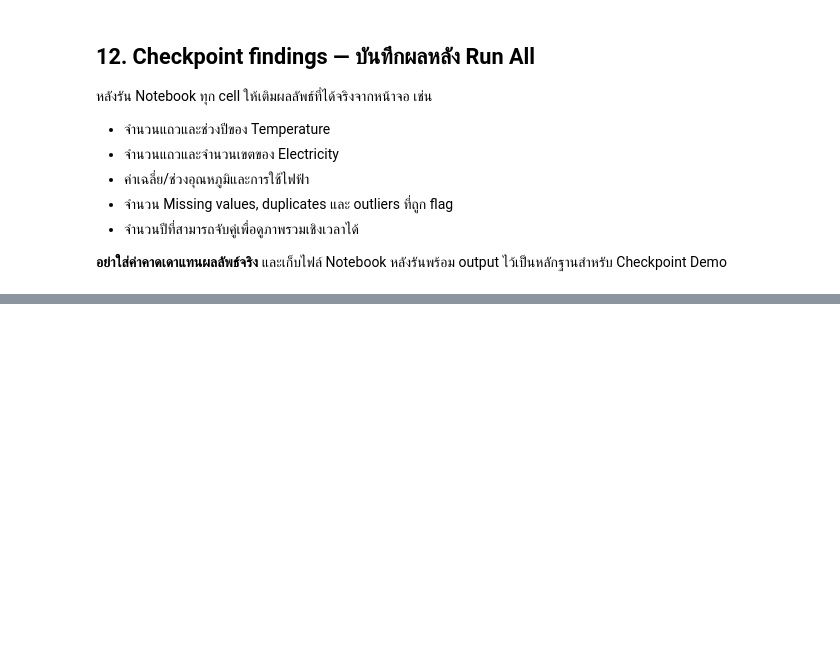
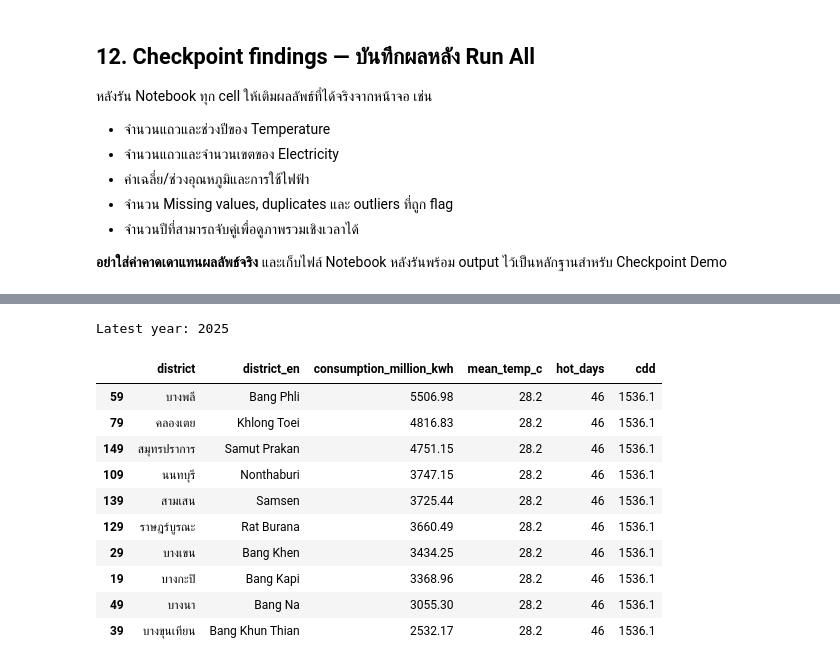
Before and after one commit to chaloemwong109-lab/urban-heat-energy-burden, a Jupyter notebook: notebooks/eda_checkpoint.ipynb, the cells around one changed output, grey strips where cells are left out. Drawn from its saved outputs; the diff is of its cells as text; code cells hidden in the pictures; blank space fills up the shorter version.

```diff
--- a/notebooks/eda_checkpoint.ipynb
+++ b/notebooks/eda_checkpoint.ipynb
@@ -521,0 +526,21 @@ Electricity by year and district (DuckDB)
+# %%
+# Load Gold Zone datasets
+GOLD_TABLES = {
+    "temperature_monthly": "agg_temperature_monthly.parquet",
+    "temperature_yearly": "agg_temperature_yearly.parquet",
+    "year_energy_heat": "agg_year_energy_heat.parquet",
+    "district": "dim_district.parquet",
+    "district_energy_heat": "fact_district_energy_heat_yearly.parquet",
+}
+
+gold_data = {}
+
+for name, filename in GOLD_TABLES.items():
+    path = GOLD_DIR / filename
+    gold_data[name] = pd.read_parquet(path)
+
+    print(f"\n{'='*60}")
+    print(f"Dataset: {name}")
+    print(f"Shape: {gold_data[name].shape}")
+    print("Columns:", gold_data[name].columns.tolist())
+    display(gold_data[name].head(3))
@@ -521,0 +588,29 @@ Electricity by year and district (DuckDB)
+# %%
+# Top 10 districts by electricity consumption
+district_energy = gold_data["district_energy_heat"]
+
+latest_year = district_energy["year"].max()
+
+top_districts = (
+    district_energy[district_energy["year"] == latest_year]
+    .sort_values("consumption_million_kwh", ascending=False)
+    [["district", "district_en", "consumption_million_kwh",
+      "mean_temp_c", "hot_days", "cdd"]]
+    .head(10)
+)
+
+print("Latest year:", latest_year)
+display(top_districts)
+# %% [output]
+Latest year: 2025
+|  | district | district_en | consumption_million_kwh | mean_temp_c | hot_days | cdd |
+| 59 | บางพลี | Bang Phli | 5506.98 | 28.2 | 46 | 1536.1 |
+| 79 | คลองเตย | Khlong Toei | 4816.83 | 28.2 | 46 | 1536.1 |
+| 149 | สมุทรปราการ | Samut Prakan | 4751.15 | 28.2 | 46 | 1536.1 |
+| 109 | นนทบุรี | Nonthaburi | 3747.15 | 28.2 | 46 | 1536.1 |
+| 139 | สามเสน | Samsen | 3725.44 | 28.2 | 46 | 1536.1 |
+| 129 | ราษฎร์บูรณะ | Rat Burana | 3660.49 | 28.2 | 46 | 1536.1 |
+| 29 | บางเขน | Bang Khen | 3434.25 | 28.2 | 46 | 1536.1 |
+| 19 | บางกะปิ | Bang Kapi | 3368.96 | 28.2 | 46 | 1536.1 |
+| 49 | บางนา | Bang Na | 3055.30 | 28.2 | 46 | 1536.1 |
+| 39 | บางขุนเทียน | Bang Khun Thian | 2532.17 | 28.2 | 46 | 1536.1 |
```
Also changed, not shown: parts of 7 cells of this notebook.
